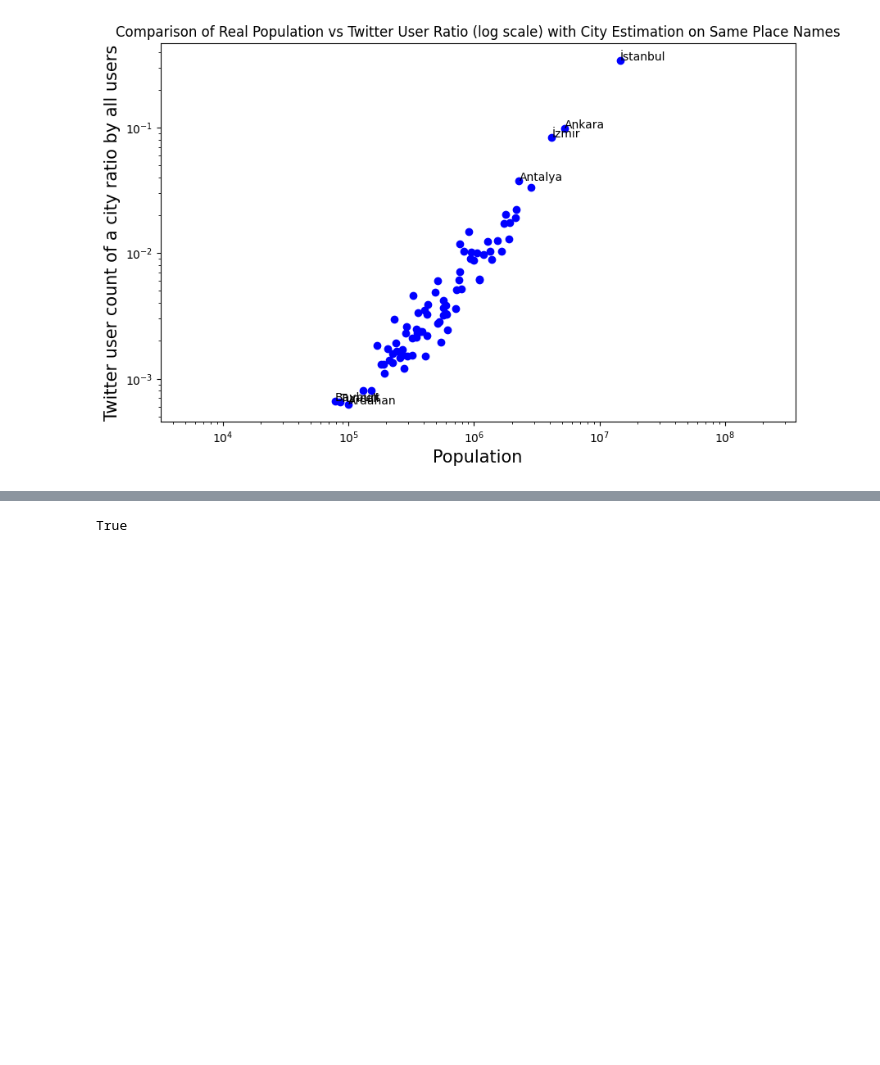
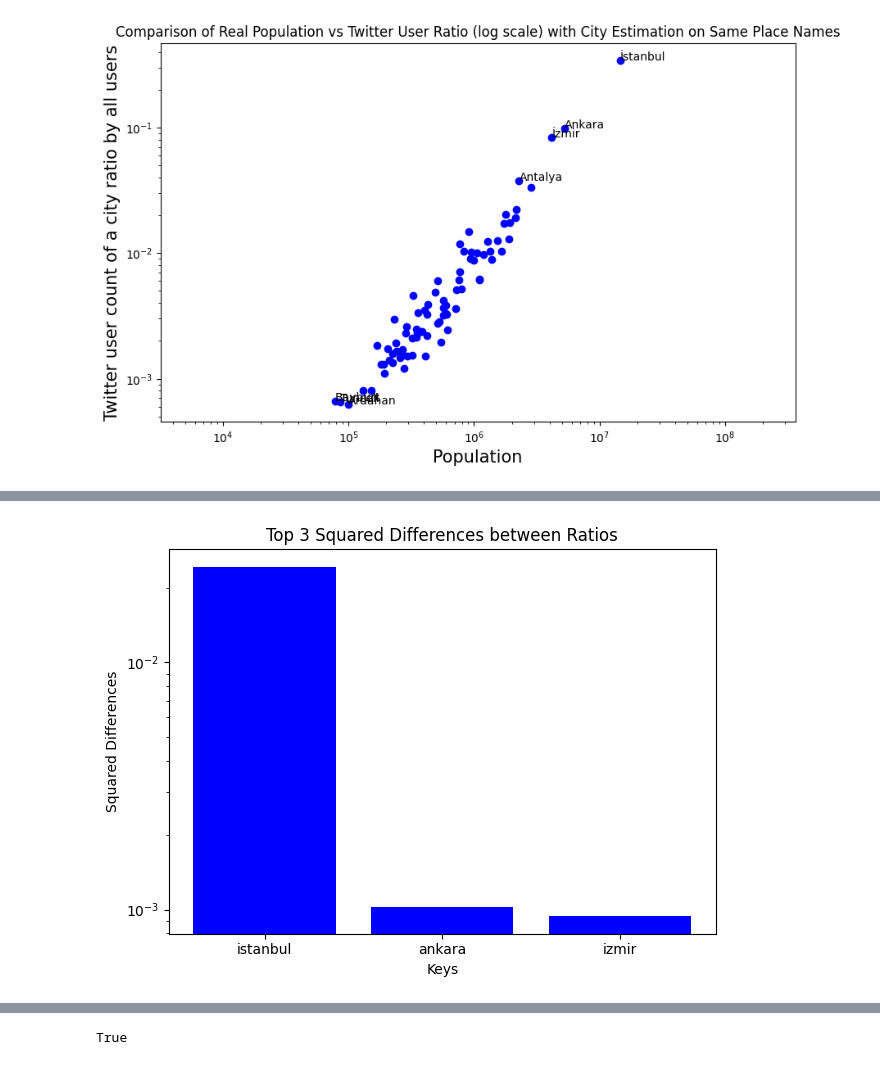
Before and after one commit to alpYener123/FindGeoLocation, a Jupyter notebook: extracting_graphs.ipynb, the cells around one changed output, grey strips where cells are left out. Saved outputs shown, nothing was run; the diff lists cells and outputs as text; code cells hidden in the pictures; blank space fills up the shorter version.

```diff
--- a/extracting_graphs.ipynb
+++ b/extracting_graphs.ipynb
@@ -209,0 +230,5 @@ plot.savefig("graphs/individual/guess_userloc/ratio_vs_real")
+# %%
+plot = top3(obs_dict, est_dict)
+plot.savefig("graphs/individual/guess_tweetloc/sqdiff_top3")
+# %% [output]
+[figure, added]
```
Also changed, not shown: parts of 22 cells of this notebook, 19 other files.
